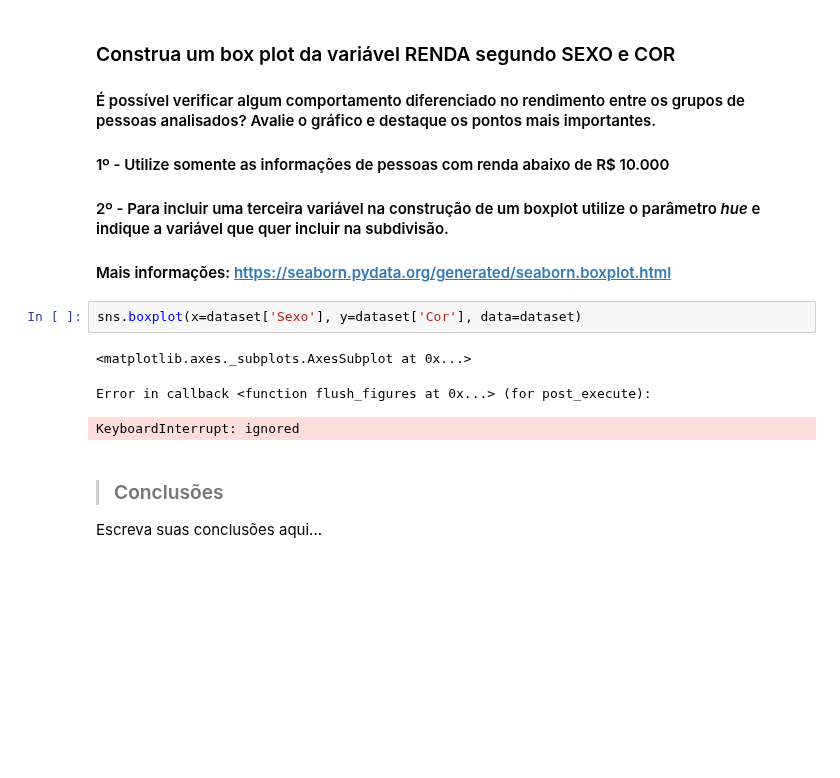
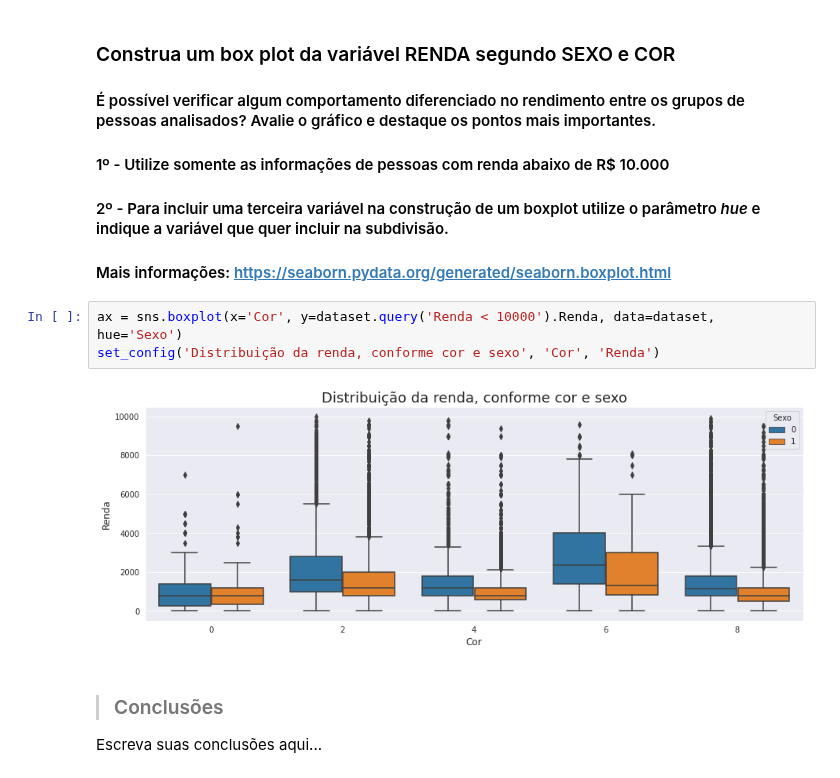
Before and after one commit to strawndri/estatistica-com-python, a Jupyter notebook: Notebooks/analise_descritiva.ipynb, the cells around one changed output. Drawn from its saved outputs; the diff is of its cells as text; blank space fills up the shorter version.

```diff
--- a/Notebooks/analise_descritiva.ipynb
+++ b/Notebooks/analise_descritiva.ipynb
@@ -455,12 +455,11 @@ Escreva suas conclusões aqui...
 #### <font>1º - Utilize somente as informações de pessoas com renda abaixo de R$ 10.000</font>
 #### <font>2º - Para incluir uma terceira variável na construção de um boxplot utilize o parâmetro <i>hue</i> e indique a variável que quer incluir na subdivisão.</font>
 #### Mais informações: https://seaborn.pydata.org/generated/seaborn.boxplot.html
-# %%
-sns.boxplot(x=dataset['Sexo'], y=dataset['Cor'], data=dataset)
-# %% [output]
-<matplotlib.axes._subplots.AxesSubplot at 0x...>
-Error in callback <function flush_figures at 0x...> (for post_execute):
-KeyboardInterrupt: ignored
+# %%
+ax = sns.boxplot(x='Cor', y=dataset.query('Renda < 10000').Renda, data=dataset, hue='Sexo')
+set_config('Distribuição da renda, conforme cor e sexo', 'Cor', 'Renda')
+# %% [output]
+[figure, added]
 # %% [markdown]
 > ### Conclusões
 
```
Also changed, not shown: parts of 9 cells of this notebook.
